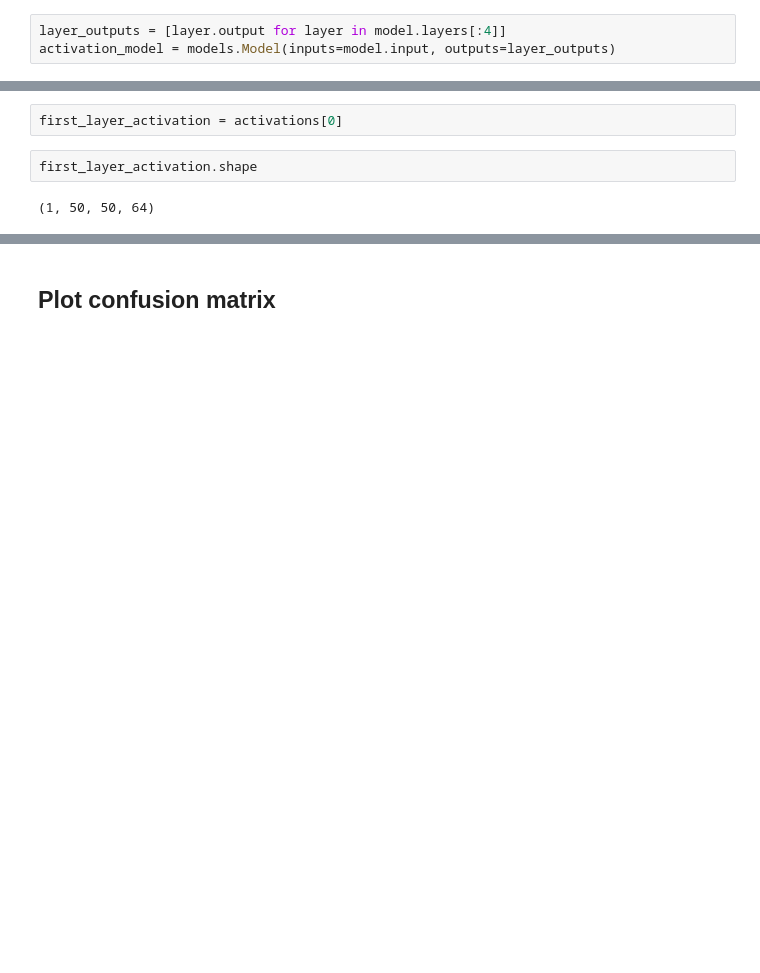
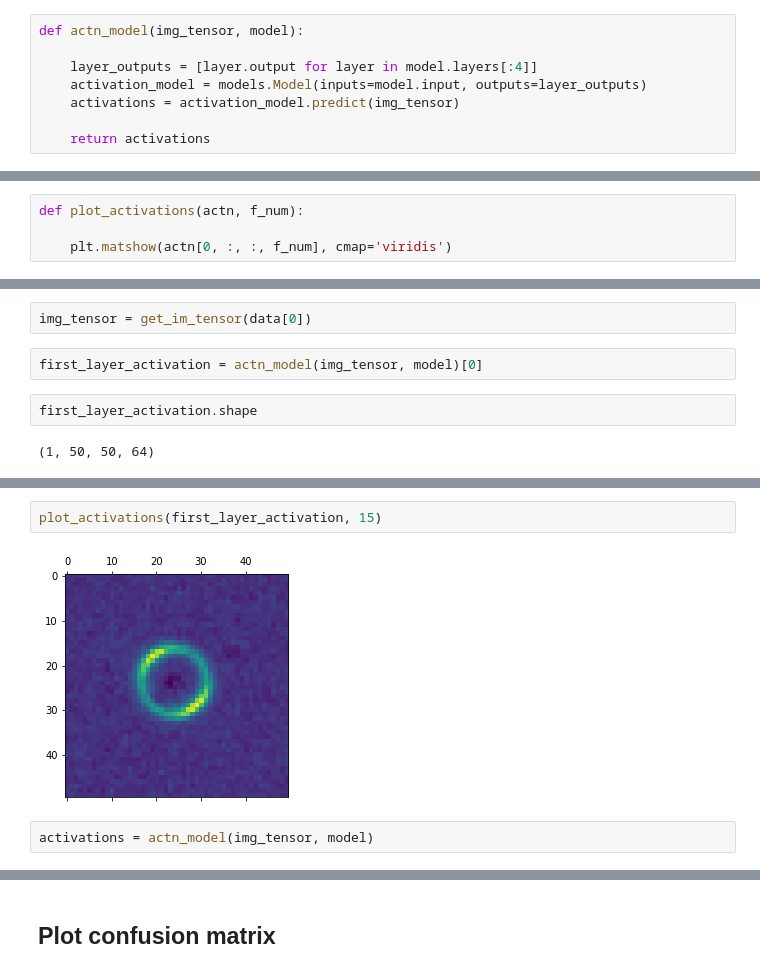
Before and after one commit to agoila/strong-lenses, a Jupyter notebook: Visualization.ipynb, the cells around one changed output, grey strips where cells are left out. Cells and saved outputs as stored; diff of their text form; blank space fills up the shorter version.

```diff
--- a/Visualization.ipynb
+++ b/Visualization.ipynb
@@ -141,3 +116,8 @@ print(img_tensor.shape)
 # %%
-layer_outputs = [layer.output for layer in model.layers[:4]]
-activation_model = models.Model(inputs=model.input, outputs=layer_outputs)
+def actn_model(img_tensor, model):
+
+    layer_outputs = [layer.output for layer in model.layers[:4]]
+    activation_model = models.Model(inputs=model.input, outputs=layer_outputs)
+    activations = activation_model.predict(img_tensor)
+
+    return activations
@@ -145,0 +124,4 @@ activations = activation_model.predict(img_tensor)
+# %%
+def plot_activations(actn, f_num):
+
+    plt.matshow(actn[0, :, :, f_num], cmap='viridis')
@@ -146,5 +186,7 @@ activations = activation_model.predict(img_tensor)
+# %%
+img_tensor = get_im_tensor(data[0])
 # %%
-first_layer_activation = activations[0]
+first_layer_activation = actn_model(img_tensor, model)[0]
 # %%
 first_layer_activation.shape
 # %% [output]
@@ -202,0 +194,6 @@ for layer_name, layer_activation in zip(layer_names, activations):
+# %%
+plot_activations(first_layer_activation, 15)
+# %% [output]
+[figure, added]
+# %%
+activations = actn_model(img_tensor, model)
```
Also changed, not shown: parts of 46 cells of this notebook.
